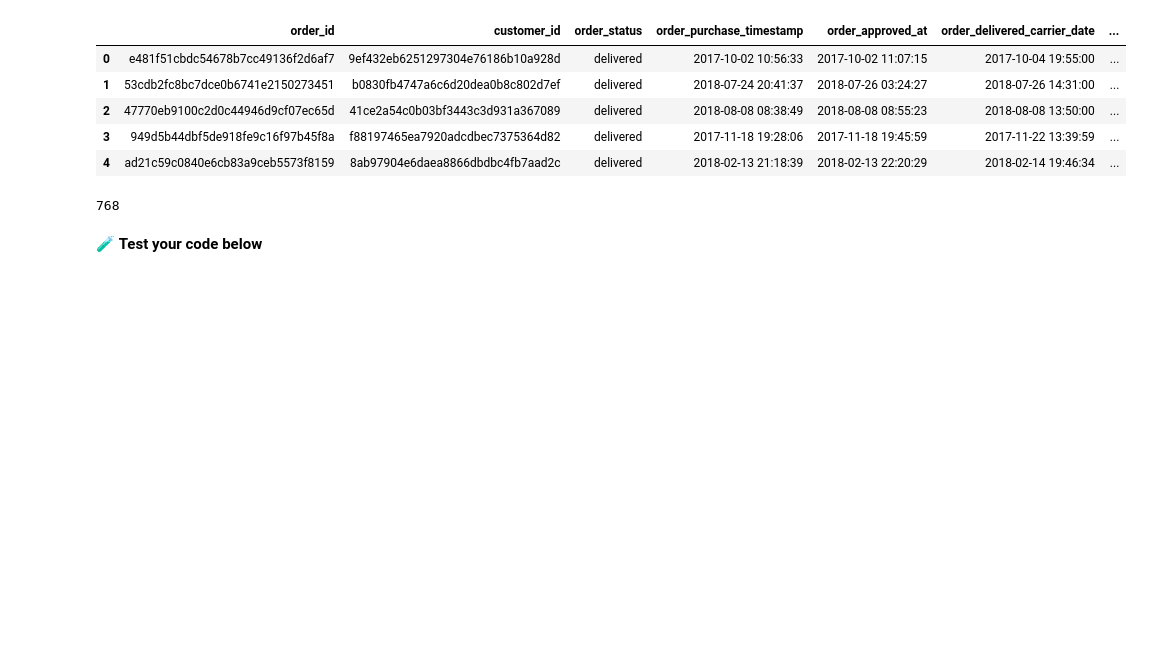
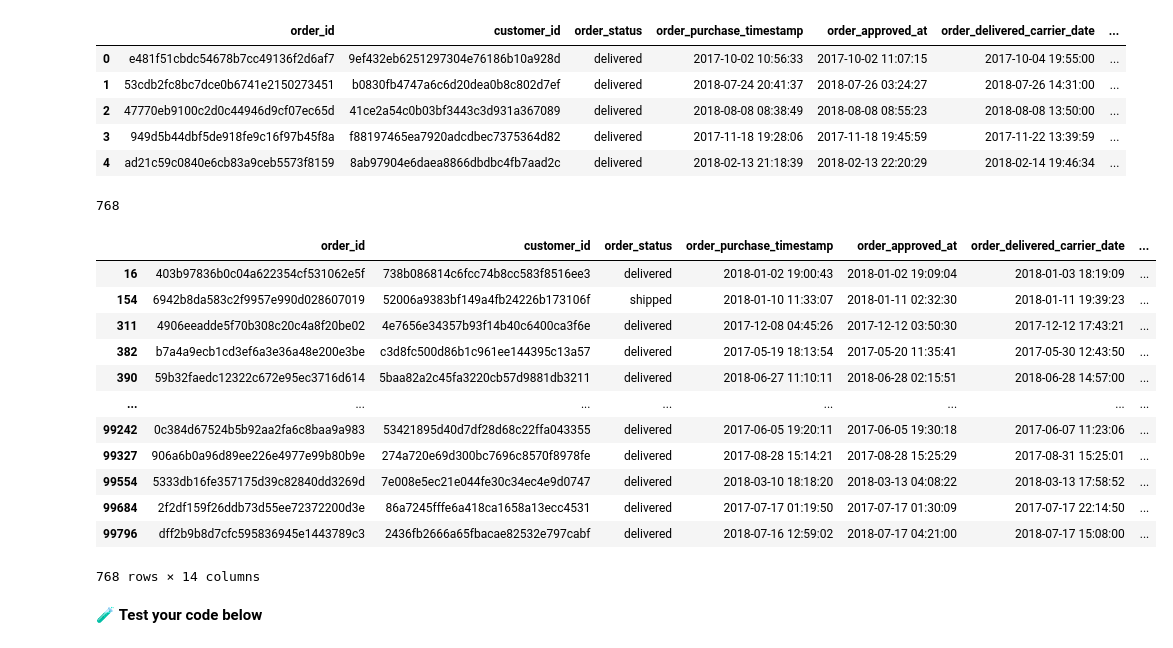
Before and after one commit to RayVinc/data-exploratory-analysis, a Jupyter notebook: exploratory_analysis.ipynb, the cells around one changed output. Drawn from its saved outputs; the diff is of its cells as text; code cells hidden in the pictures; blank space fills up the shorter version.

```diff
--- a/exploratory_analysis.ipynb
+++ b/exploratory_analysis.ipynb
@@ -121,7 +123,23 @@ merged_df.head()
+# %%
+n_missing_reviews
+# %% [output]
+768
 # %%
-merged_df['review_id'].isna().sum()
+merged_df[merged_df.review_id.isna()]
 # %% [output]
+|  | order_id | customer_id | order_status | order_purchase_timestamp | order_approved_at | order_delivered_carrier_date | ... |
+| 16 | 403b97836b0c04a622354cf531062e5f | 738b086814c6fcc74b8cc583f8516ee3 | delivered | 2018-01-02 19:00:43 | 2018-01-02 19:09:04 | 2018-01-03 18:19:09 | ... |
+| 154 | 6942b8da583c2f9957e990d028607019 | 52006a9383bf149a4fb24226b173106f | shipped | 2018-01-10 11:33:07 | 2018-01-11 02:32:30 | 2018-01-11 19:39:23 | ... |
+| 311 | 4906eeadde5f70b308c20c4a8f20be02 | 4e7656e34357b93f14b40c6400ca3f6e | delivered | 2017-12-08 04:45:26 | 2017-12-12 03:50:30 | 2017-12-12 17:43:21 | ... |
+| 382 | b7a4a9ecb1cd3ef6a3e36a48e200e3be | c3d8fc500d86b1c961ee144395c13a57 | delivered | 2017-05-19 18:13:54 | 2017-05-20 11:35:41 | 2017-05-30 12:43:50 | ... |
+| 390 | 59b32faedc12322c672e95ec3716d614 | 5baa82a2c45fa3220cb57d9881db3211 | delivered | 2018-06-27 11:10:11 | 2018-06-28 02:15:51 | 2018-06-28 14:57:00 | ... |
+| ... | ... | ... | ... | ... | ... | ... | ... |
+| 99242 | 0c384d67524b5b92aa2fa6c8baa9a983 | 53421895d40d7df28d68c22ffa043355 | delivered | 2017-06-05 19:20:11 | 2017-06-05 19:30:18 | 2017-06-07 11:23:06 | ... |
+| 99327 | 906a6b0a96d89ee226e4977e99b80b9e | 274a720e69d300bc7696c8570f8978fe | delivered | 2017-08-28 15:14:21 | 2017-08-28 15:25:29 | 2017-08-31 15:25:01 | ... |
+| 99554 | 5333db16fe357175d39c82840dd3269d | 7e008e5ec21e044fe30c34ec4e9d0747 | delivered | 2018-03-10 18:18:20 | 2018-03-13 04:08:22 | 2018-03-13 17:58:52 | ... |
+| 99684 | 2f2df159f26ddb73d55ee72372200d3e | 86a7245fffe6a418ca1658a13ecc4531 | delivered | 2017-07-17 01:19:50 | 2017-07-17 01:30:09 | 2017-07-17 22:14:50 | ... |
+| 99796 | dff2b9b8d7cfc595836945e1443789c3 | 2436fb2666a65fbacae82532e797cabf | delivered | 2018-07-16 12:59:02 | 2018-07-17 04:21:00 | 2018-07-17 15:08:00 | ... |
-768
+768 rows × 14 columns
 # %% [markdown]
 🧪 **Test your code below**
 # %% [markdown]
```
Also changed, not shown: parts of 5 cells of this notebook.
